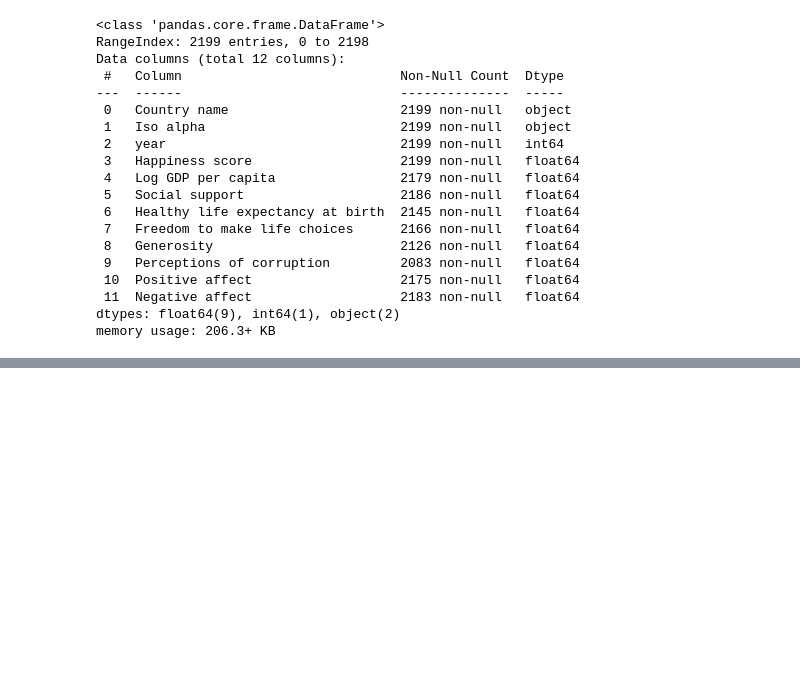
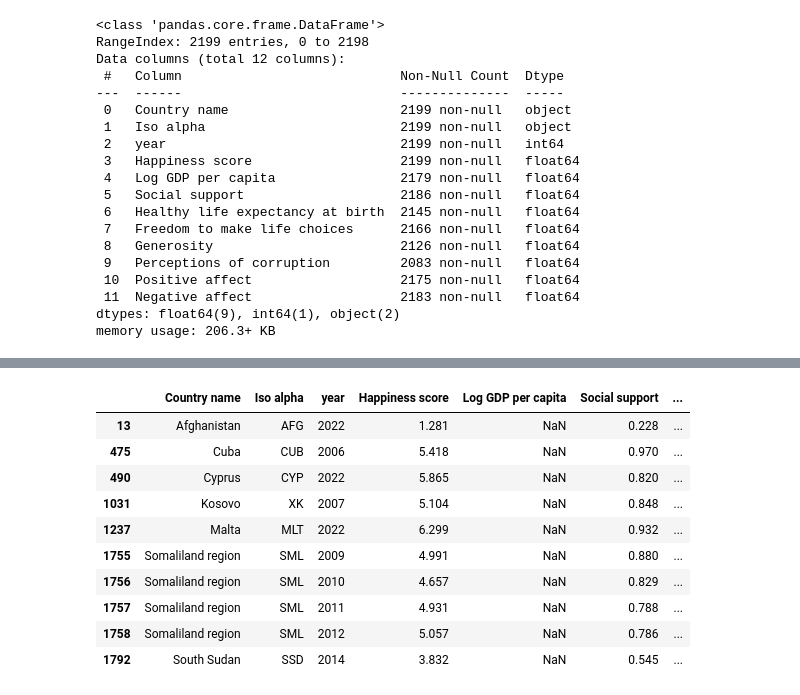
Before and after one commit to Lauracaroselli/CoderScience, a Jupyter notebook: Tranajo.ipynb, the cells around one changed output, grey strips where cells are left out. Saved outputs shown, nothing was run; the diff lists cells and outputs as text; code cells hidden in the pictures; blank space fills up the shorter version.

```diff
--- a/Tranajo.ipynb
+++ b/Tranajo.ipynb
@@ -83,0 +147,14 @@ memory usage: 206.3+ KB
+# %%
+felicidad.loc[felicidad["Log GDP per capita"].isna()].head(10)
+# %% [output]
+|  | Country name | Iso alpha | year | Happiness score | Log GDP per capita | Social support | ... |
+| 13 | Afghanistan | AFG | 2022 | 1.281 | NaN | 0.228 | ... |
+| 475 | Cuba | CUB | 2006 | 5.418 | NaN | 0.970 | ... |
+| 490 | Cyprus | CYP | 2022 | 5.865 | NaN | 0.820 | ... |
+| 1031 | Kosovo | XK | 2007 | 5.104 | NaN | 0.848 | ... |
+| 1237 | Malta | MLT | 2022 | 6.299 | NaN | 0.932 | ... |
+| 1755 | Somaliland region | SML | 2009 | 4.991 | NaN | 0.880 | ... |
+| 1756 | Somaliland region | SML | 2010 | 4.657 | NaN | 0.829 | ... |
+| 1757 | Somaliland region | SML | 2011 | 4.931 | NaN | 0.788 | ... |
+| 1758 | Somaliland region | SML | 2012 | 5.057 | NaN | 0.786 | ... |
+| 1792 | South Sudan | SSD | 2014 | 3.832 | NaN | 0.545 | ... |
```
Also changed, not shown: parts of 7 cells of this notebook.
